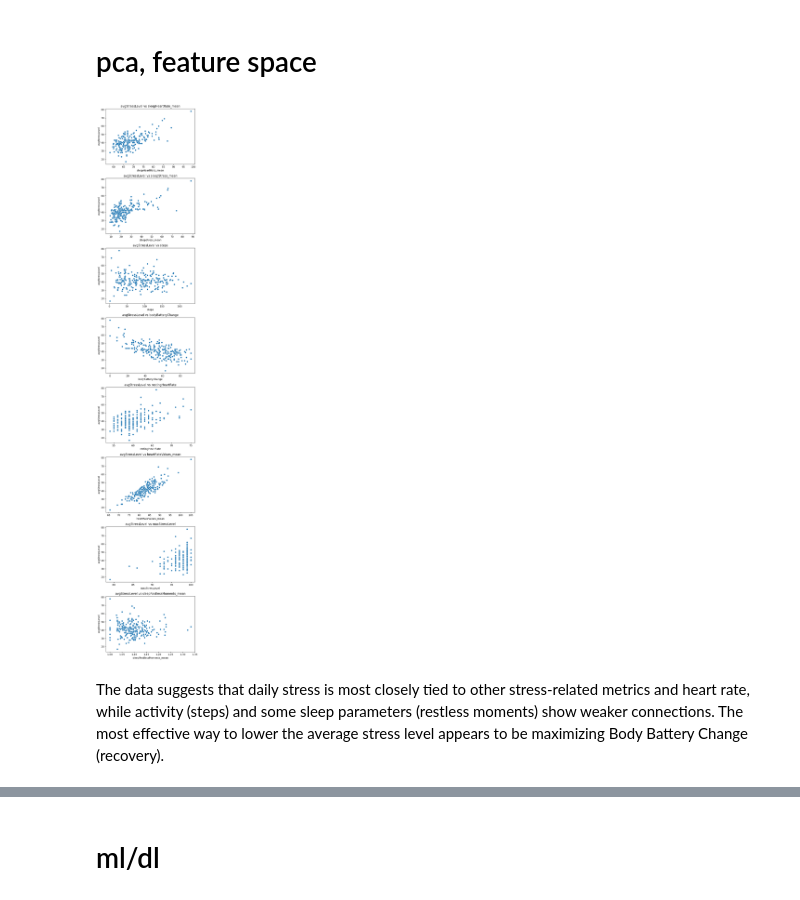
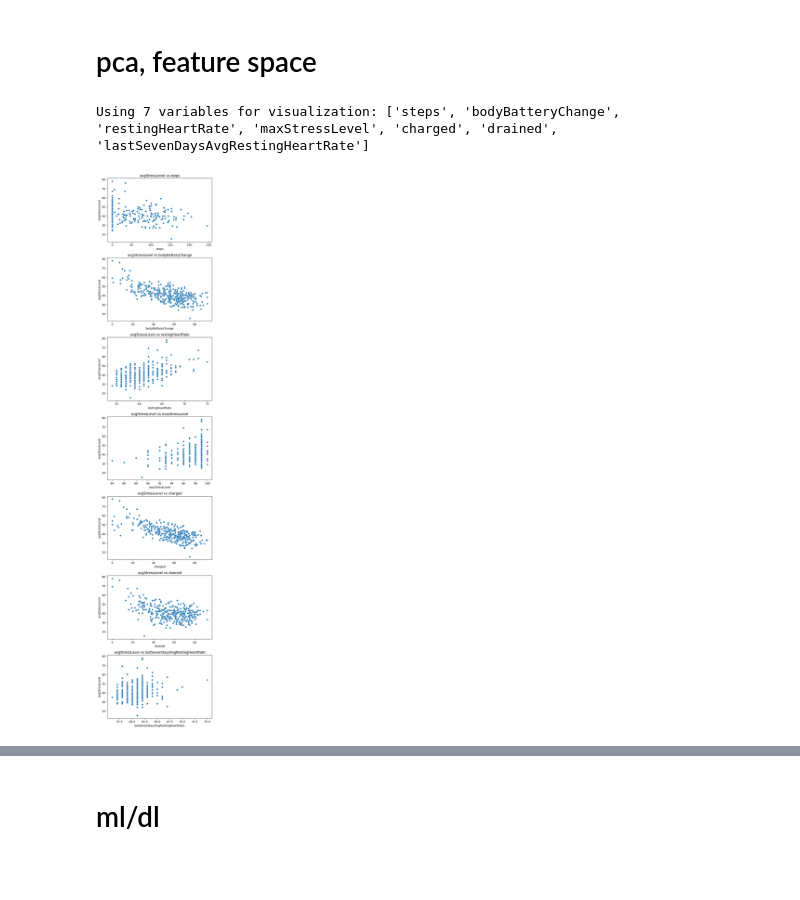
Before and after one commit to tolgasabanoglu/spatiotemporal, a Jupyter notebook: notebooks/analysis.ipynb, the cells around one changed output, grey strips where cells are left out. Cells and saved outputs as stored; diff of their text form; code cells hidden in the pictures; blank space fills up the shorter version.

Commit message:
fetching new data, improving analysis

```diff
--- a/notebooks/analysis.ipynb
+++ b/notebooks/analysis.ipynb
@@ -378,31 +381,42 @@ activityLevelConstant                     bool
 # %% [markdown]
 # pca, feature space
 # %%
-# Define x variables
-x_vars = [
+# Define x variables (dynamically filter to only those that exist after cleaning)
+desired_x_vars = [
     'sleepHeartRate_mean',
     'sleepStress_mean',
     'steps',
     'bodyBatteryChange',
     'restingHeartRate',
     'heartRateValues_mean',
     'maxStressLevel',
-    'sleepRestlessMoments_mean'
+    'sleepRestlessMoments_mean',
+    'charged',
+    'drained',
+    'lastSevenDaysAvgRestingHeartRate'
 ]
 
-# Create a figure
-fig, axes = plt.subplots(len(x_vars), 1, figsize=(6, 4 * len(x_vars)))
+# Only keep columns that exist in the cleaned dataframe
+x_vars = [col for col in desired_x_vars if col in merged_daily_agg.columns]
+print(f"Using {len(x_vars)} variables for visualization: {x_vars}")
 
-# Plot each scatter plot
-for i, x in enumerate(x_vars):
-    sns.scatterplot(data=merged_daily_agg, x=x, y='avgStressLevel', ax=axes[i])
-    axes[i].set_title(f'avgStressLevel vs {x}')
-    axes[i].set_xlabel(x)
-    axes[i].set_ylabel('avgStressLevel')
+if len(x_vars) == 0:
+    print("No variables available for visualization after cleaning!")
+else:
+    # Create a figure
+    fig, axes = plt.subplots(len(x_vars), 1, figsize=(6, 4 * len(x_vars)))
+    if len(x_vars) == 1:
+        axes = [axes]  # Ensure axes is iterable for single plot
 
-plt.tight_layout()
-plt.show()
+    # Plot each scatter plot
+    for i, x in enumerate(x_vars):
+        sns.scatterplot(data=merged_daily_agg, x=x, y='avgStressLevel', ax=axes[i])
+        axes[i].set_title(f'avgStressLevel vs {x}')
+        axes[i].set_xlabel(x)
+        axes[i].set_ylabel('avgStressLevel')
+
+    plt.tight_layout()
+    plt.show()
 # %% [output]
+Using 7 variables for visualization: ['steps', 'bodyBatteryChange', 'restingHeartRate', 'maxStressLevel', 'charged', 'drained', 'lastSevenDaysAvgRestingHeartRate']
-[figure, old version]
+[figure, new version]
-# %% [markdown]
-The data suggests that daily stress is most closely tied to other stress-related metrics and heart rate, while activity (steps) and some sleep parameters (restless moments) show weaker connections. The most effective way to lower the average stress level appears to be maximizing Body Battery Change (recovery).
```
Also changed, not shown: parts of 19 cells of this notebook, 9 other files.
